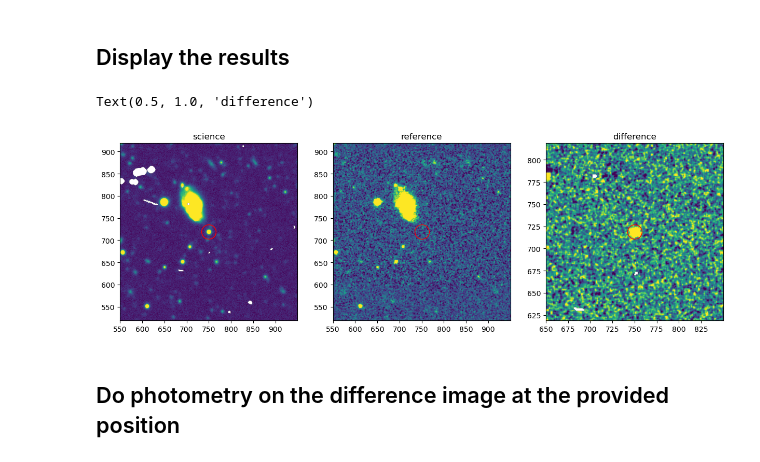
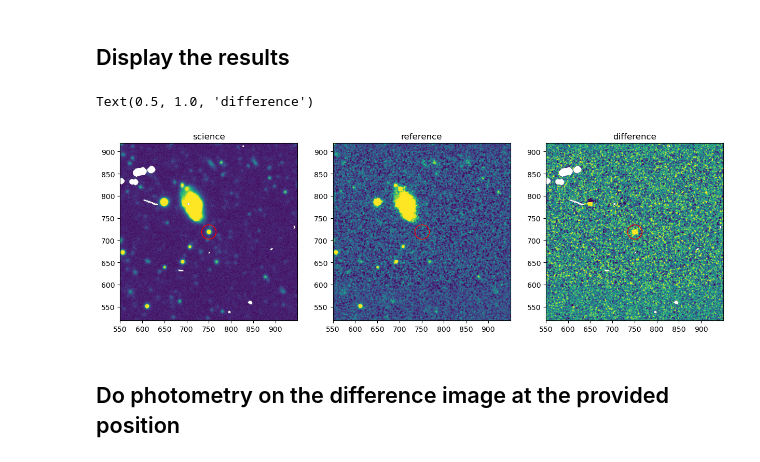
Before and after one commit to yizedong/SLIDE, a Jupyter notebook: example_dp2.ipynb, the cells around one changed output. Cells and saved outputs as stored; diff of their text form; code cells hidden in the pictures.

```diff
--- a/example_dp2.ipynb
+++ b/example_dp2.ipynb
@@ -117,29 +117,29 @@ slide_lsst INFO: Image subtraction completed successfully!
 # %%
 fig, (ax1, ax2, ax3) = plt.subplots(1, 3, figsize=(15, 15))
 norm = ImageNormalize(scidata.data, PercentileInterval(98))
 ax1.imshow(scidata, norm=norm)
 _x, _y = astropy_world_to_pixel(ra, dec, scidata.wcs)
 ax1.plot(_x, _y, marker='o', mec='r', mfc='none', ls='none', markersize=20)
 ax1.set_xlim(_x-200, _x+200)
 ax1.set_ylim(_y-200, _y+200)
 ax1.set_title('science')
 
 norm = ImageNormalize(refdata.data, PercentileInterval(98))
 ax2.imshow(refdata, norm=norm)
 ax2.plot(_x, _y, marker='o', mec='r', mfc='none', ls='none', markersize=20)
 ax2.set_xlim(_x-200, _x+200)
 ax2.set_ylim(_y-200, _y+200)
 ax2.set_title('reference')
 
 norm = ImageNormalize(normalized_difference.data, PercentileInterval(98))
 ax3.imshow(normalized_difference, norm=norm)
 ax3.plot(_x, _y, marker='o', mec='r', mfc='none', ls='none', markersize=20)
-ax3.set_xlim(_x-100, _x+100)
-ax3.set_ylim(_y-100, _y+100)
+ax3.set_xlim(_x-200, _x+200)
+ax3.set_ylim(_y-200, _y+200)
 ax3.set_title('difference')
 # %% [output]
 Text(0.5, 1.0, 'difference')
-[figure, old version]
+[figure, new version]
 # %% [markdown]
 ## Do photometry on the difference image at the provided position
 # %%
```
